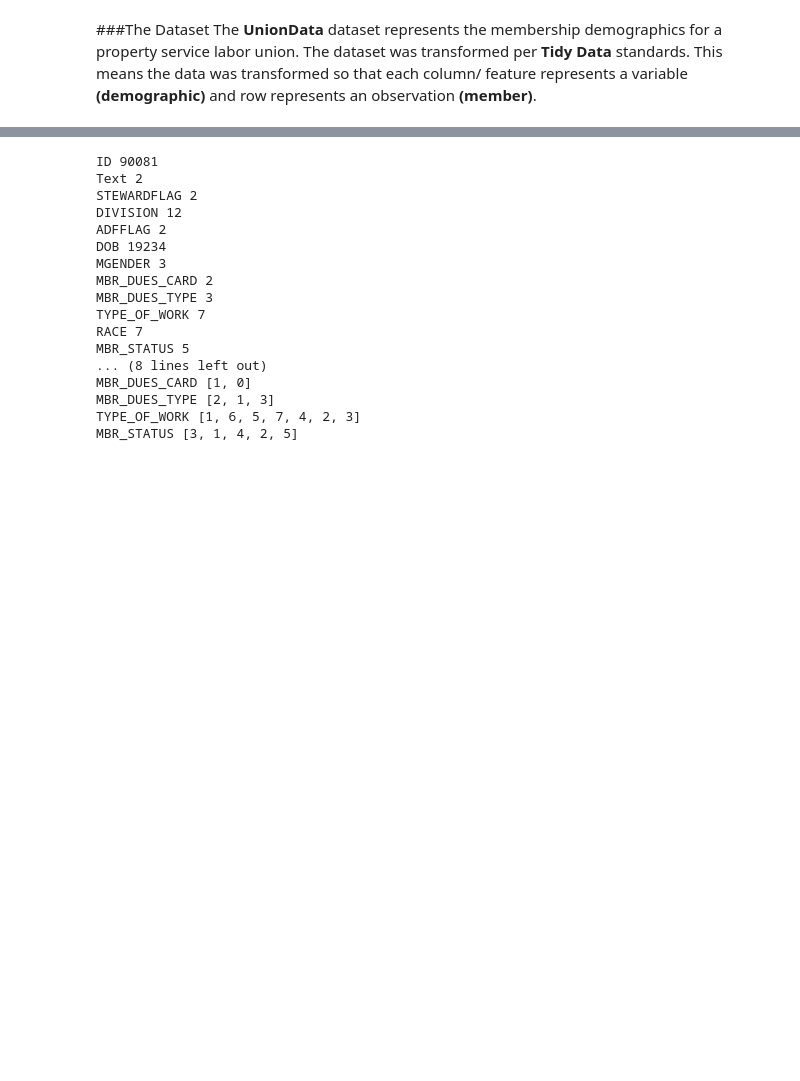
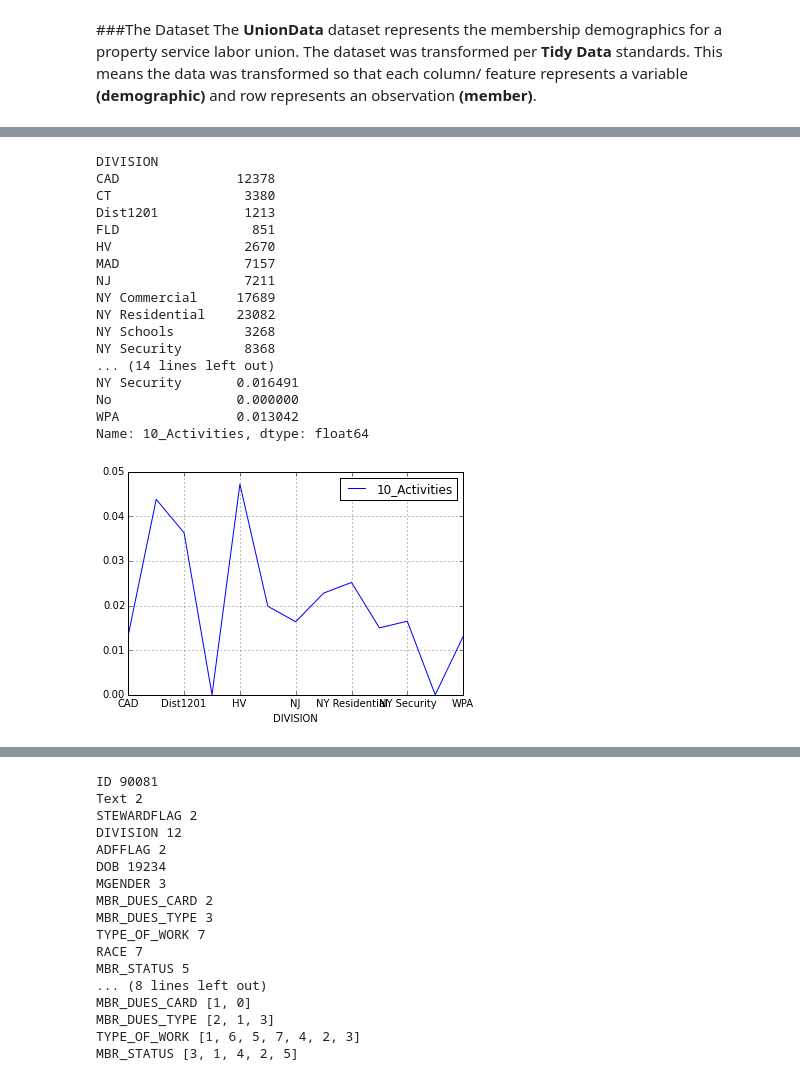
Before and after one commit to ldavis3232/GA_Class, a Jupyter notebook: Project_1_GA-Copy0.ipynb, the cells around one changed output, grey strips where cells are left out. Cells and saved outputs as stored; diff of their text form; code cells hidden in the pictures; blank space fills up the shorter version.

```diff
--- a/Project_1_GA-Copy0.ipynb
+++ b/Project_1_GA-Copy0.ipynb
@@ -30,5 +32,7 @@ import datetime as DT
 from datetime import tzinfo, timedelta, datetime
 # %%
 #Parse_date function converts the  column into a DateTime object allowing for easier manipulation
-Uniondata = pd.read_csv('C:/Users/ldavis/Documents/GA_Class/data/DATA_GA/DATA_GA/2NYM_all_prep.csv', parse_dates=['DOB'])
-Uniondata2 = pd.read_csv('C:/Users/ldavis/Documents/GA_Class/data/DATA_GA/DATA_GA/2NYM_all_notprepped.csv', parse_dates=['DOB'])
+#Uniondata = pd.read_csv('C:/Users/ldavis/Documents/GA_Class/data/DATA_GA/DATA_GA/2NYM_all_prep.csv', parse_dates=['DOB'])
+Uniondata= pd.read_csv('C:/Users/ldavis/Documents/GA_Class/data/_2NYM_all_notprepped21.csv', parse_dates=['DOB'])
+
+print Uniondata.dtypes
@@ -34,0 +58,7 @@ Uniondata2 = pd.read_csv('C:/Users/ldavis/Documents/GA_Class/data/DATA_GA/DATA_G
+# %%
+Uniondata2= Uniondata
+print Uniondata2.groupby('Text').Text.count()
+print Uniondata2.groupby('Text')['10_Activities'].mean()
+Uniondata2['text_y'] = Uniondata2.Text.apply(lambda x: 1 if x == 'Y' else 0)
+print Uniondata2.groupby('text_y')['10_Activities'].mean()
+print Uniondata.dtypes
@@ -34,0 +83,6 @@ Uniondata2 = pd.read_csv('C:/Users/ldavis/Documents/GA_Class/data/DATA_GA/DATA_G
+# %%
+print Uniondata2.groupby('STEWARDFLAG').STEWARDFLAG.count()
+print Uniondata2.groupby('STEWARDFLAG')['10_Activities'].mean()
+Uniondata2['steward_y'] = Uniondata2.STEWARDFLAG.apply(lambda x: 1 if x == 'Yes' else 0)
+print Uniondata2.groupby('steward_y')['10_Activities'].mean()
+print Uniondata.dtypes
@@ -34,0 +107,28 @@ Uniondata2 = pd.read_csv('C:/Users/ldavis/Documents/GA_Class/data/DATA_GA/DATA_G
+# %%
+print Uniondata2.groupby('DIVISION').DIVISION .count()
+DivisionGroup = Uniondata2.groupby('DIVISION').mean()
+DivisionGroup[['10_Activities']].plot()
+print Uniondata2.groupby('DIVISION')['10_Activities'].mean()
+
+#Uniondata2['division_'] = Uniondata2.STEWARDFLAG.apply(lambda x: 1 if x == 'Yes' else 0)
+#print Uniondata2.groupby('steward_y')['10_Activities'].mean()
+#print Uniondata.dtypes
+# %% [output]
+DIVISION
+CAD               12378
+CT                 3380
+Dist1201           1213
+FLD                 851
+HV                 2670
+MAD                7157
+NJ                 7211
+NY Commercial     17689
+NY Residential    23082
+NY Schools         3268
+NY Security        8368
+... (14 lines left out)
+NY Security       0.016491
+No                0.000000
+WPA               0.013042
+Name: 10_Activities, dtype: float64
+[figure, added]
```
Also changed, not shown: parts of 24 cells of this notebook, 18 other files.
